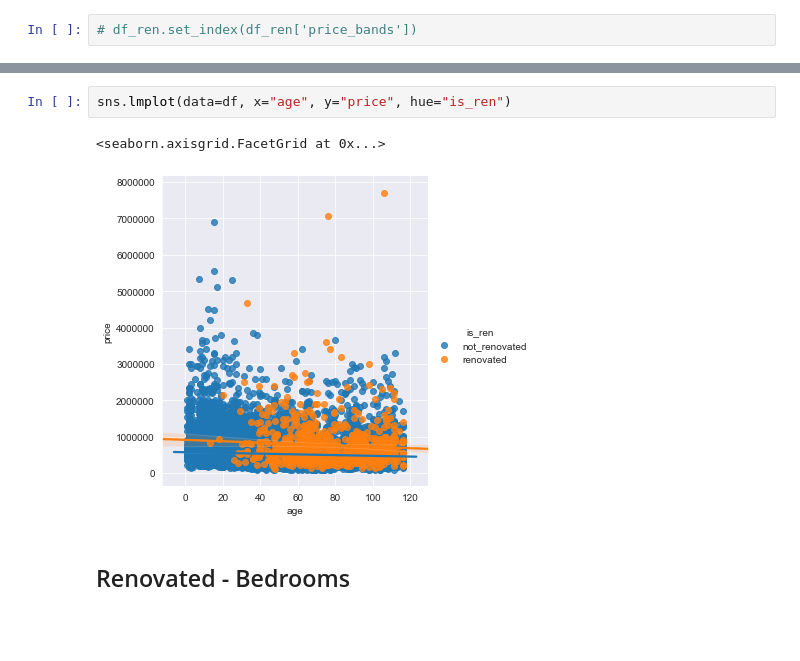
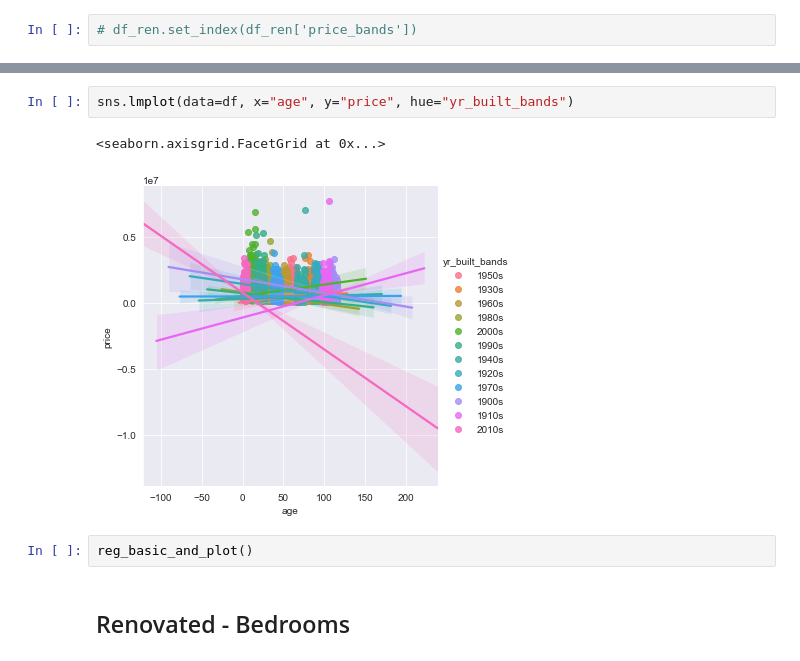
Before and after one commit to BanjiAjayi/Project1, a Jupyter notebook: Matt/Work Book 2.ipynb, the cells around one changed output, grey strips where cells are left out. Cells and saved outputs as stored; diff of their text form; blank space fills up the shorter version.

```diff
--- a/Matt/Work Book 2.ipynb
+++ b/Matt/Work Book 2.ipynb
@@ -530,8 +570,10 @@ sns.barplot(y=sorted(df_ren['price_bands']), x=df_ren['age']) # title="Price Ban
 # %%
-sns.lmplot(data=df, x="age", y="price", hue="is_ren")
+sns.lmplot(data=df, x="age", y="price", hue="yr_built_bands")
 # %% [output]
 <seaborn.axisgrid.FacetGrid at 0x...>
-[figure, old version]
+[figure, new version]
+# %%
+reg_basic_and_plot()
 # %% [markdown]
 ## Renovated - Bedrooms
 # %%
```
Also changed, not shown: parts of 16 cells of this notebook.
